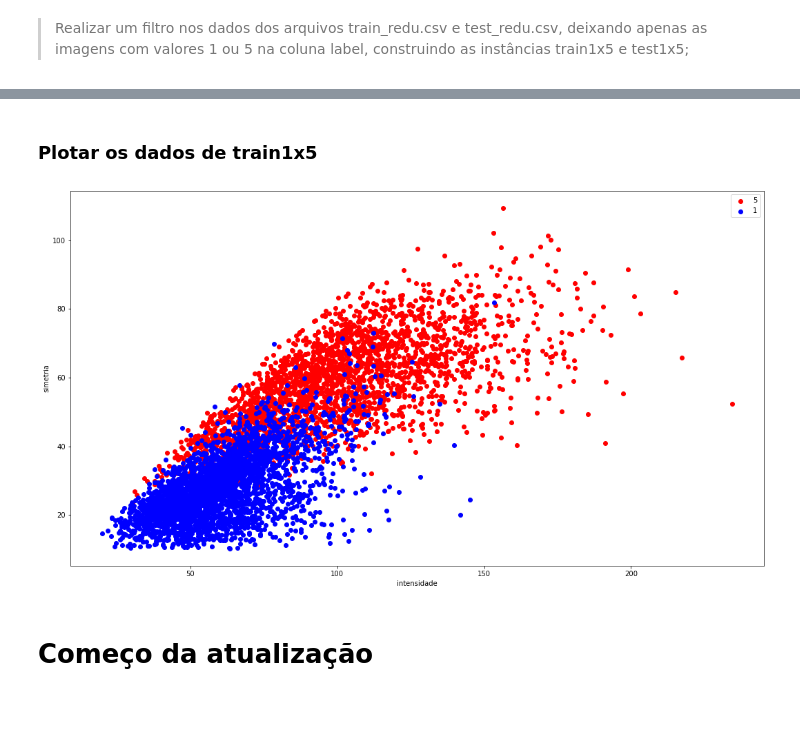
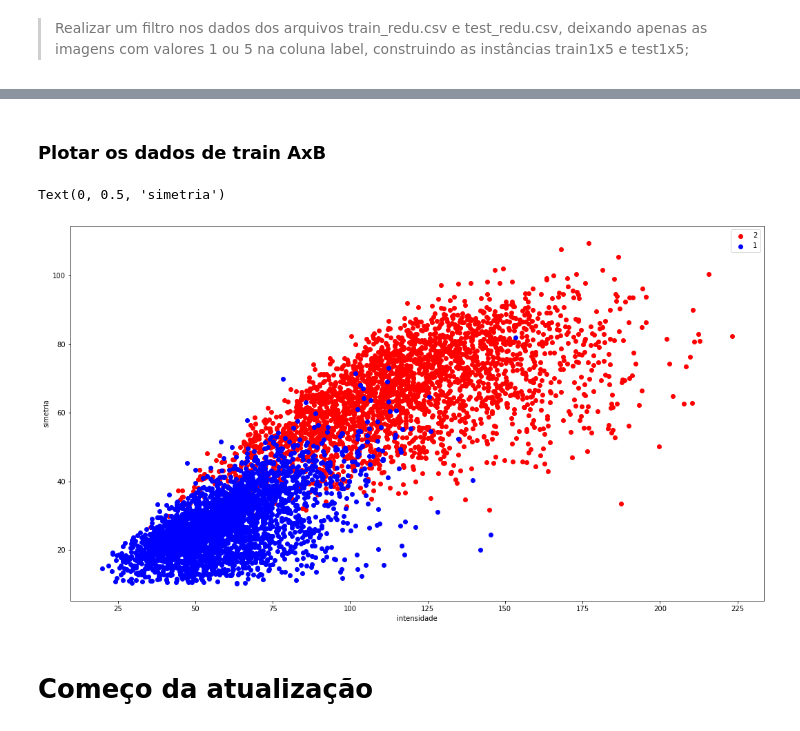
Before and after one commit to ednaldo-neto/Machine-Learning, a Jupyter notebook: Mini projeto Machine learning ednaldo.ipynb, the cells around one changed output, grey strips where cells are left out. Drawn from its saved outputs; the diff is of its cells as text; code cells hidden in the pictures.

```diff
--- a/Mini projeto Machine learning ednaldo.ipynb
+++ b/Mini projeto Machine learning ednaldo.ipynb
@@ -104,0 +111,4 @@ x_test = np.column_stack((np.ones((x_test.shape[0],1)),x_test))
+# %%
+#variavel de controle
+primaria = 1
+secundaria = 2
@@ -105,2 +117,2 @@ x_test = np.column_stack((np.ones((x_test.shape[0],1)),x_test))
 # %% [markdown]
-### Plotar os dados de train1x5
+### Plotar os dados de train AxB
@@ -119,13 +119,22 @@ def plot1x5(x,y):
 # %%
-cinco = [5]
-um = [1]
-trainx5 = train_redu[train_redu.Label.isin(cinco)]
+p1 = [secundaria]
+p2 = [primaria]
+x = train_redu[train_redu.Label.isin(p1)]
 #testx5 = test_redu[test_redu.Label.isin(cinco)]
-trainx1 = train_redu[train_redu.Label.isin(um)]
+y = train_redu[train_redu.Label.isin(p2)]
 #testx1 = test_redu[test_redu.Label.isin(um)]
-plot1x5(trainx5,trainx1)
+#plot1x5(trainx5,trainx1)
+
+figure = plt.figure(figsize=(18,10))
+axis = figure.add_subplot(111)
+axis.scatter(x.values[:,1], x.values[:,2], color='red',marker='o',label = secundaria)
+axis.scatter(y.values[:,1], y.values[:,2], color='blue',marker='o',label = primaria)
+axis.legend(loc="best")
+plt.xlabel('intensidade')
+plt.ylabel('simetria')
 # %% [output]
+Text(0, 0.5, 'simetria')
-[figure, old version]
+[figure, new version]
 # %% [markdown]
 # Começo da atualização
 # %% [markdown]
```
Also changed, not shown: parts of 61 cells of this notebook.
